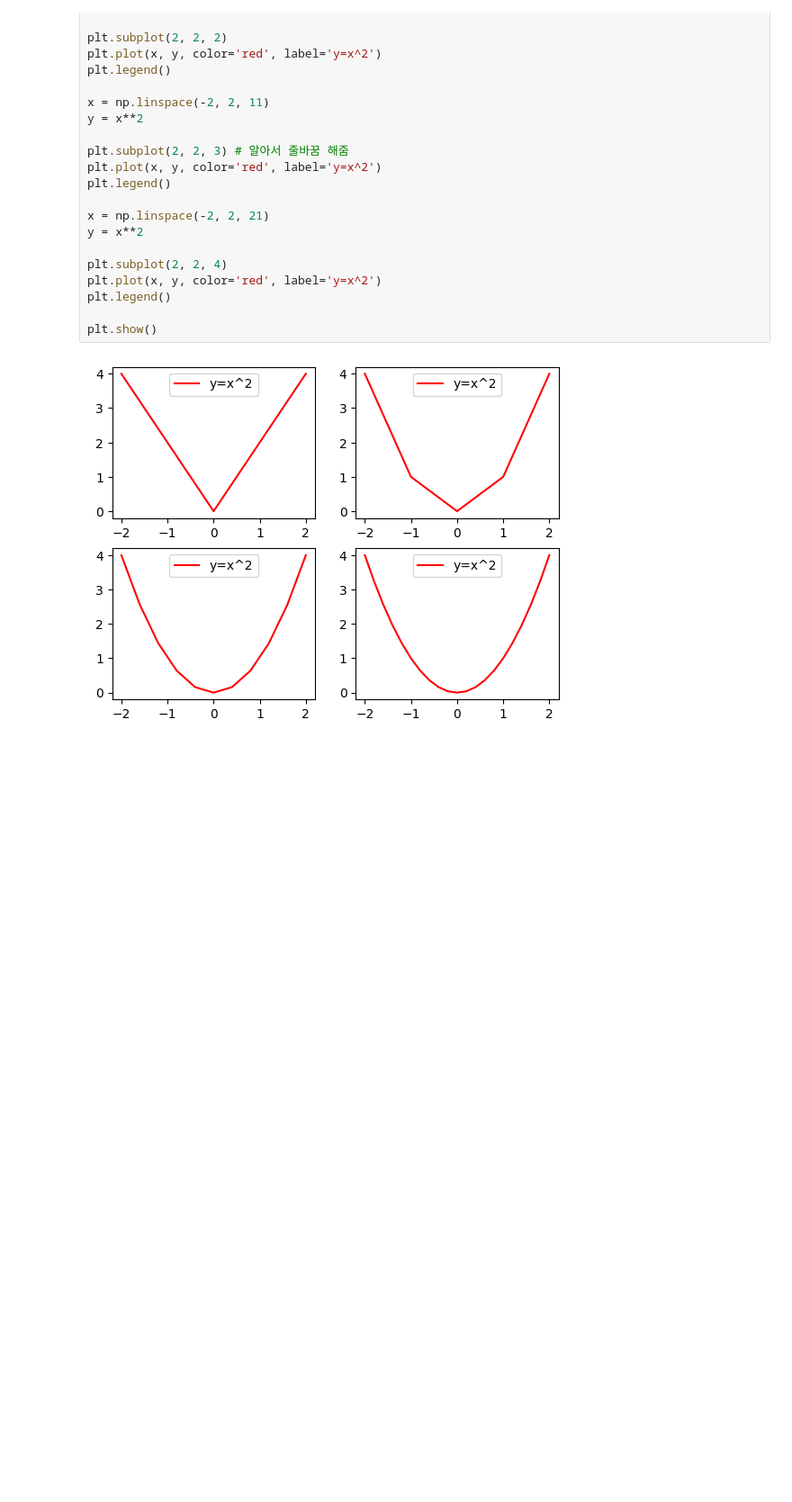
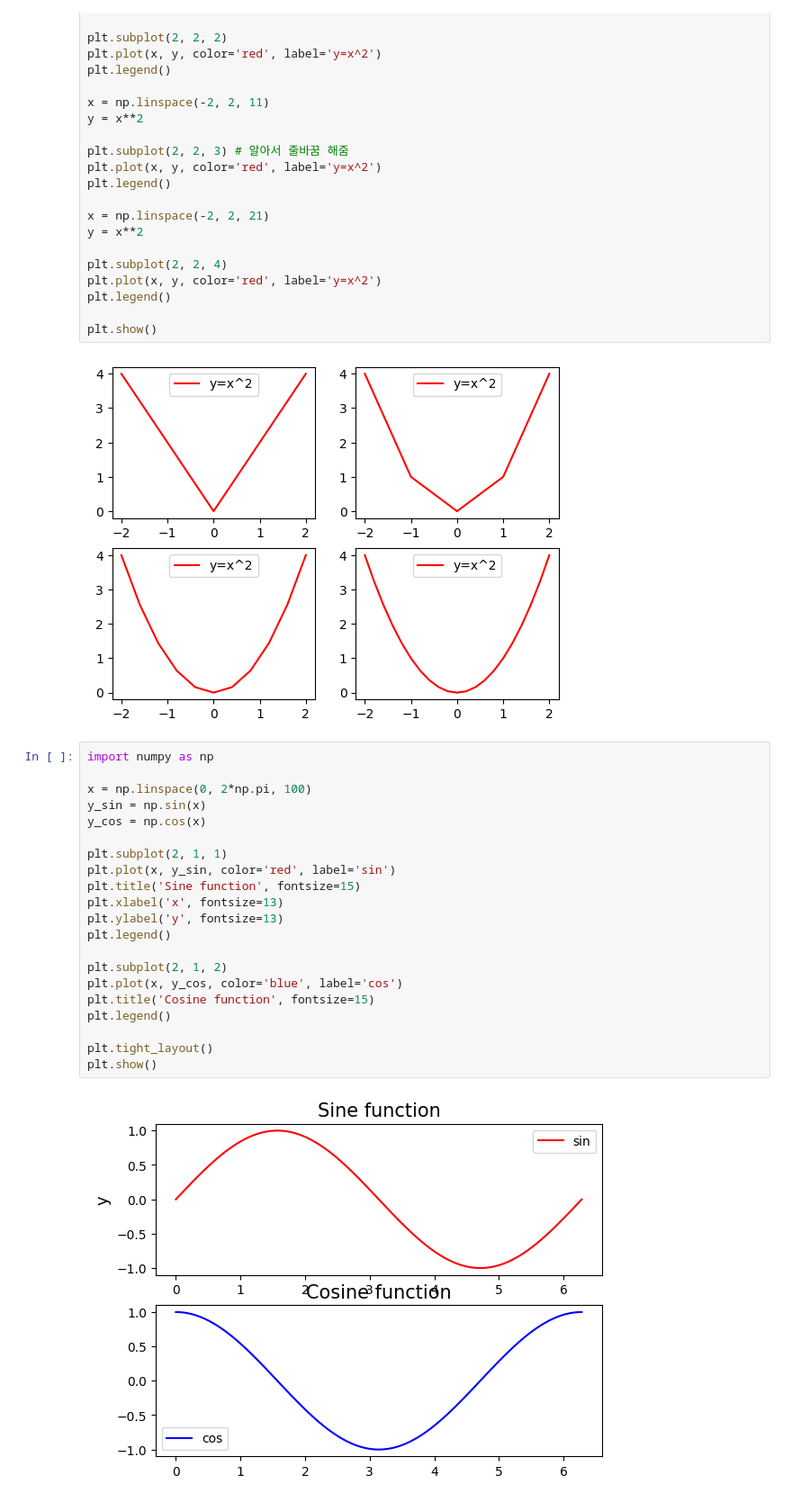
Before and after one commit to tmdgusya/matplotlib-prac, a Jupyter notebook: chap_1_1/code1_11.ipynb, the cells around one changed output. Shown: that part at 90% size. Drawn from its saved outputs; the diff is of its cells as text; blank space fills up the shorter version.

```diff
--- a/chap_1_1/code1_11.ipynb
+++ b/chap_1_1/code1_11.ipynb
@@ -67,3 +67,26 @@ plt.legend()
 plt.show()
 # %% [output]
 [figure]
+# %%
+import numpy as np
+
+x = np.linspace(0, 2*np.pi, 100)
+y_sin = np.sin(x)
+y_cos = np.cos(x)
+
+plt.subplot(2, 1, 1)
+plt.plot(x, y_sin, color='red', label='sin')
+plt.title('Sine function', fontsize=15)
+plt.xlabel('x', fontsize=13)
+plt.ylabel('y', fontsize=13)
+plt.legend()
+
+plt.subplot(2, 1, 2)
+plt.plot(x, y_cos, color='blue', label='cos')
+plt.title('Cosine function', fontsize=15)
+plt.legend()
+
+plt.tight_layout()
+plt.show()
+# %% [output]
+[figure, added]
```
